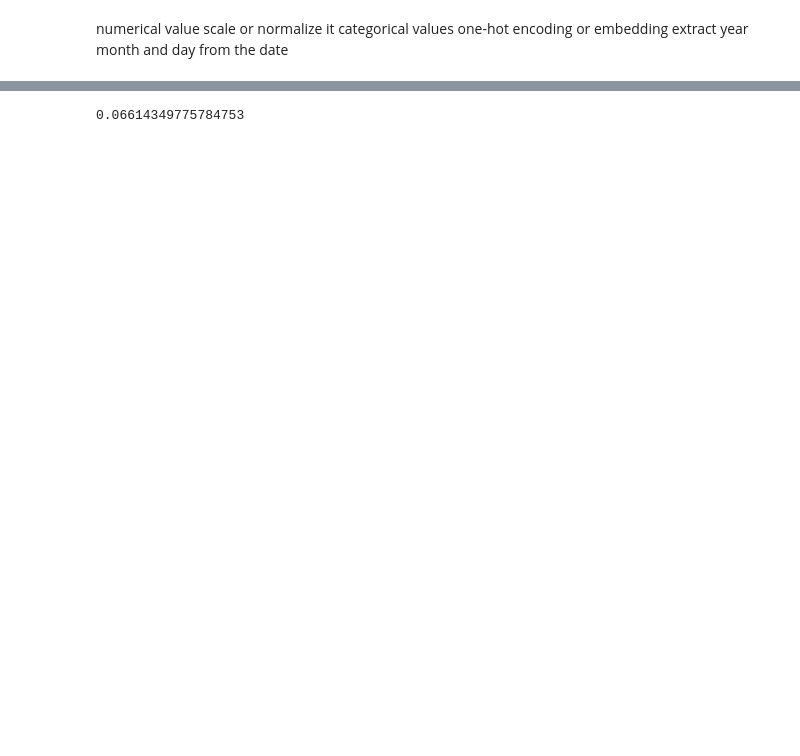
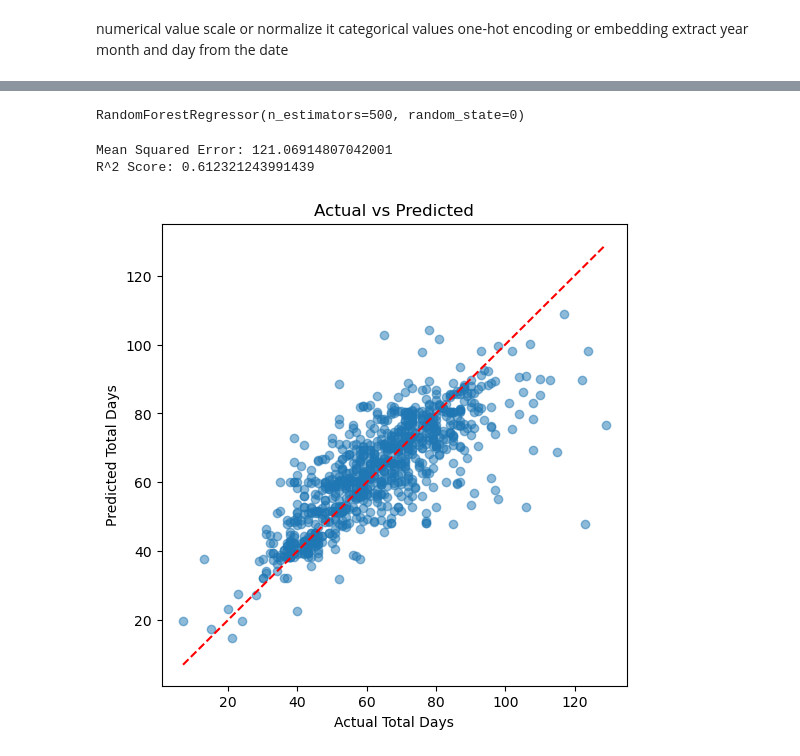
Before and after one commit to BinodGaihre/practice, a Jupyter notebook: Untitled0.ipynb, the cells around one changed output, grey strips where cells are left out. Saved outputs shown, nothing was run; the diff lists cells and outputs as text; code cells hidden in the pictures; blank space fills up the shorter version.

```diff
--- a/Untitled0.ipynb
+++ b/Untitled0.ipynb
@@ -186,13 +183,34 @@ X_test_scaled = X_scaler.transform(X_test)
+# %%
+scaler = StandardScaler()
+X_train_scaled = scaler.fit_transform(X_train)
+X_test_scaled = scaler.transform(X_test)
 # %%
-rf_model = RandomForestClassifier(n_estimators=500, random_state=0)
+rf_model = RandomForestRegressor(n_estimators=500, random_state=0)
+rf_model.fit(X_train_scaled, y_train)
+# %% [output]
+RandomForestRegressor(n_estimators=500, random_state=0)
-# %%
-rf_model = rf_model.fit(X_train_scaled, y_train)
 # %%
 predictions = rf_model.predict(X_test_scaled)
-# %%
-from sklearn.metrics import  accuracy_score
-
-acc_score = accuracy_score(y_test, predictions)
-acc_score
-# %% [output]
-0.06614349775784753
+# %%
+from sklearn.metrics import mean_squared_error, r2_score
+
+mse = mean_squared_error(y_test, predictions)
+r2 = r2_score(y_test, predictions)
+
+print(f"Mean Squared Error: {mse}")
+print(f"R^2 Score: {r2}")
+# %% [output]
+Mean Squared Error: 121.06914807042001
+R^2 Score: 0.612321243991439
+# %%
+import matplotlib.pyplot as plt
+
+plt.figure(figsize=(6,6))
+plt.scatter(y_test, predictions, alpha=0.5)
+plt.xlabel("Actual Total Days")
+plt.ylabel("Predicted Total Days")
+plt.title("Actual vs Predicted")
+plt.plot([y_test.min(), y_test.max()], [y_test.min(), y_test.max()], 'r--')
+plt.show()
+# %% [output]
+[figure, added]
```
Also changed, not shown: parts of 12 cells of this notebook.
